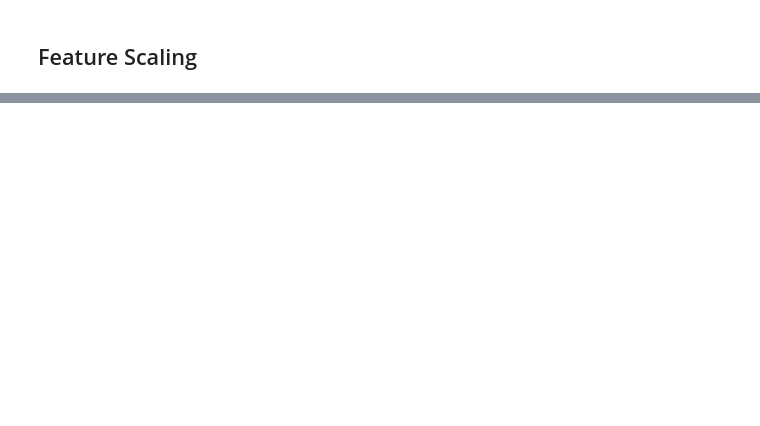
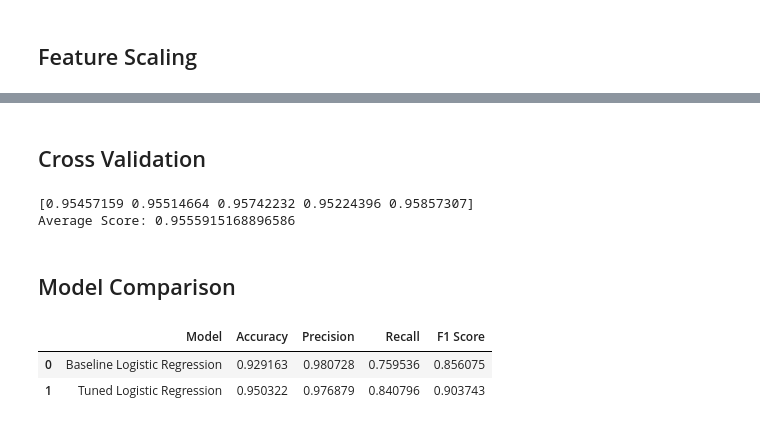
Before and after one commit to Wasey23/CI-345-Machine-Learning-Project, a Jupyter notebook: Logistic_Regression_Classifier.ipynb, the cells around one changed output, grey strips where cells are left out. Drawn from its saved outputs; the diff is of its cells as text; code cells hidden in the pictures; blank space fills up the shorter version.

Commit message:
Baseline accuracy was 92% and then it jumped to 95% when tuned.

```diff
--- a/Logistic_Regression_Classifier.ipynb
+++ b/Logistic_Regression_Classifier.ipynb
@@ -263,2 +140,10 @@ Testing target shape: (771,)
+# %%
+X_train, X_test, y_train, y_test = train_test_split(
+    X,
+    y,
+    test_size=0.2,
+    random_state=42,
+    stratify=y
+)
 # %% [markdown]
 ## Feature Scaling
@@ -277,0 +263,11 @@ X_test_scaled = scaler.transform(X_test)
+# %%
+best_model = grid.best_estimator_
+
+best_model.fit(
+    X_train_scaled,
+    y_train
+)
+
+tuned_pred = best_model.predict(
+    X_test_scaled
+)
@@ -277,0 +324,54 @@ X_test_scaled = scaler.transform(X_test)
+# %% [markdown]
+## Cross Validation
+# %%
+scores = cross_val_score(
+    best_model,
+    X_train_scaled,
+    y_train,
+    cv=5
+)
+
+print(scores)
+
+print(
+    "Average Score:",
+    scores.mean()
+)
+# %% [output]
+[0.95457159 0.95514664 0.95742232 0.95224396 0.95857307]
+Average Score: 0.9555915168896586
+# %% [markdown]
+## Model Comparison
+# %%
+comparison = pd.DataFrame({
+    'Model': [
+        'Baseline Logistic Regression',
+        'Tuned Logistic Regression'
+    ],
+
+    'Accuracy': [
+        baseline_accuracy,
+        tuned_accuracy
+    ],
+
+    'Precision': [
+        baseline_precision,
+        tuned_precision
+    ],
+
+    'Recall': [
+        baseline_recall,
+        tuned_recall
+    ],
+
+    'F1 Score': [
+        baseline_f1,
+        tuned_f1
+    ]
+})
+
+comparison
+# %% [output]
+|  | Model | Accuracy | Precision | Recall | F1 Score |
+| 0 | Baseline Logistic Regression | 0.929163 | 0.980728 | 0.759536 | 0.856075 |
+| 1 | Tuned Logistic Regression | 0.950322 | 0.976879 | 0.840796 | 0.903743 |
```
Also changed, not shown: parts of 69 cells of this notebook.
